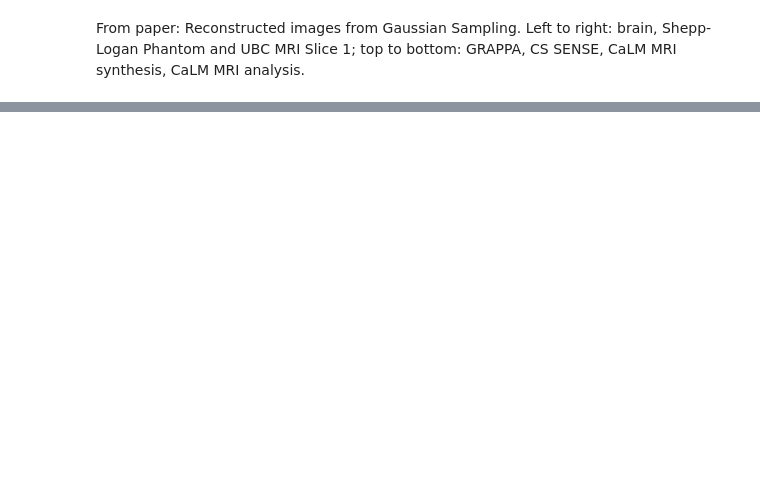
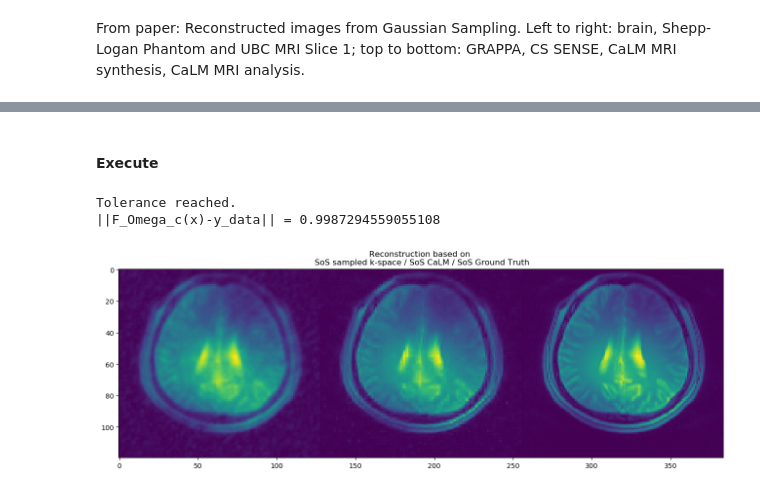
Before and after one commit to claudioverdun/MRI_lectures, a Jupyter notebook: notebooks/CaLM.ipynb, the cells around one changed output, grey strips where cells are left out. Cells and saved outputs as stored; diff of their text form; code cells hidden in the pictures; blank space fills up the shorter version.

```diff
--- a/notebooks/CaLM.ipynb
+++ b/notebooks/CaLM.ipynb
@@ -114,0 +356,9 @@ where $Y = \begin{bmatrix}y_1 & \cdots & y_C\end{bmatrix}$, and X is constrained
+# %%
+## Initialise values
+y = y_data;
+x = Phi_cH(y);
+ds = zeros(height, width, C);
+dpsi = ds;
+bs = ds;
+bpsi = ds;
+# x = ds;
@@ -114,0 +374,34 @@ where $Y = \begin{bmatrix}y_1 & \cdots & y_C\end{bmatrix}$, and X is constrained
+# %% [markdown]
+#### Execute
+# %%
+err = y_data - F_Omega_c(x);
+for nOut = 1:nOuter
+    y = y + err;
+    for nIn = 1:nInner
+        ds = Phi_cH(apply_invLambda(Phi_c(α*F_Omega_cH(y) + β*Psi_cH(dpsi-bpsi) + ν*(x+bs))));
+        dpsi = Jsoftshrink(Psi_c(ds) + bpsi, 1/β);
+        bs = bs + x - ds;
+        bpsi = bpsi + Psi_c(ds) - dpsi;
+        x = ds - bs;
+    end
+    err = y_data - F_Omega_c(x);
+    if norm(err) < δ
+        println("Tolerance reached.")
+        break;
+    end
+end
+if norm(F_Omega_c(x)-y_data) > δ
+    println("Max number of Iterations reached.")
+end
+print("||F_Omega_c(x)-y_data|| = ", norm(F_Omega_c(x)-y_data))
+# %% [output]
+Tolerance reached.
+||F_Omega_c(x)-y_data|| = 0.9987294559055108
+# %%
+# Display results
+imagedisp = hcat(scale(SoS(Phi_cH(y_data))[:,:,1]), scale(SoS(x)[:,:,1]), scale(SoS(Phi_cH(y_original))[:,:,1]));
+fig = figure(figsize=(16,16));
+imshow(abs.(imagedisp[:,:]));
+title("Reconstruction based on \n SoS sampled k-space / SoS CaLM / SoS Ground Truth");
+# %% [output]
+[figure, added]
```
Also changed, not shown: parts of 18 cells of this notebook.
